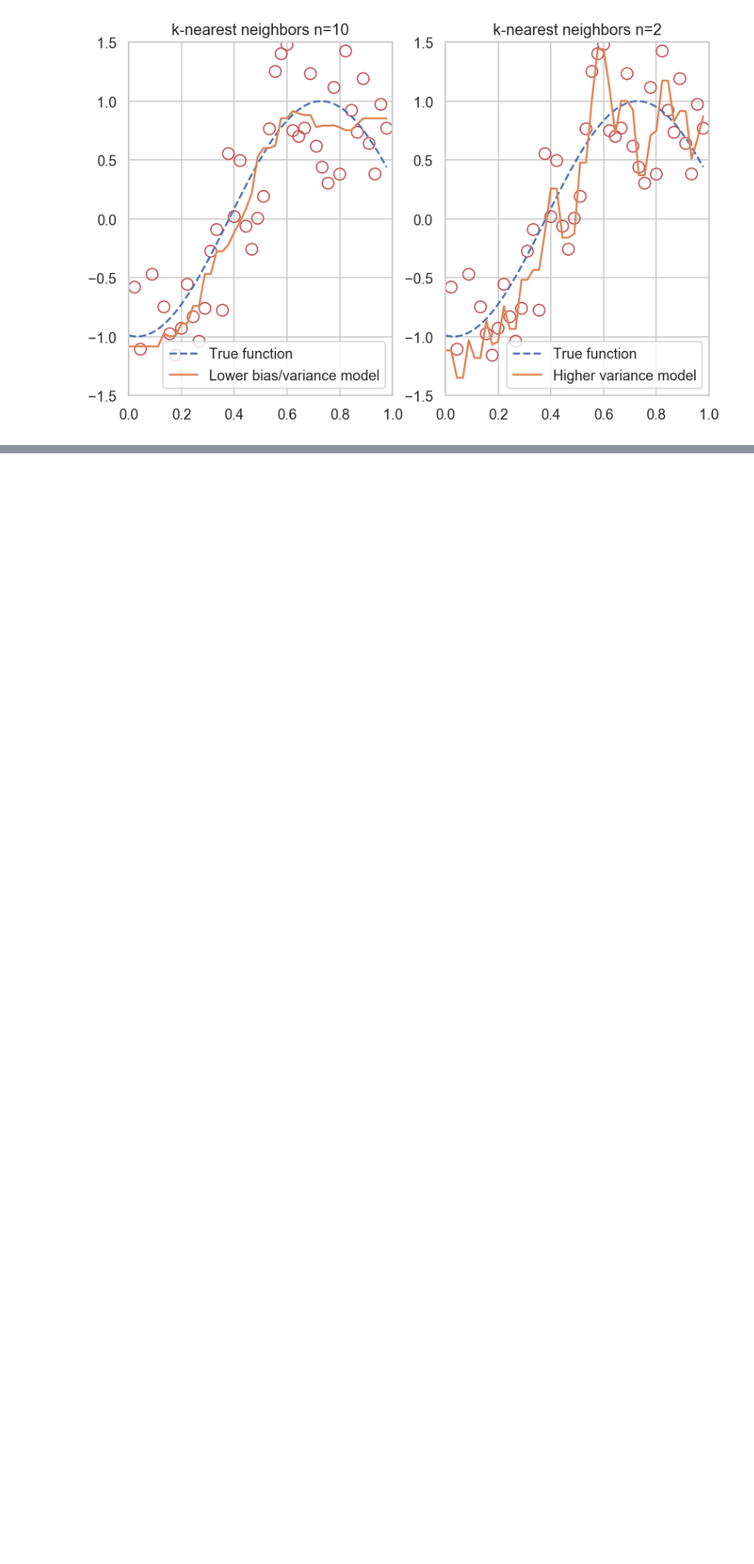
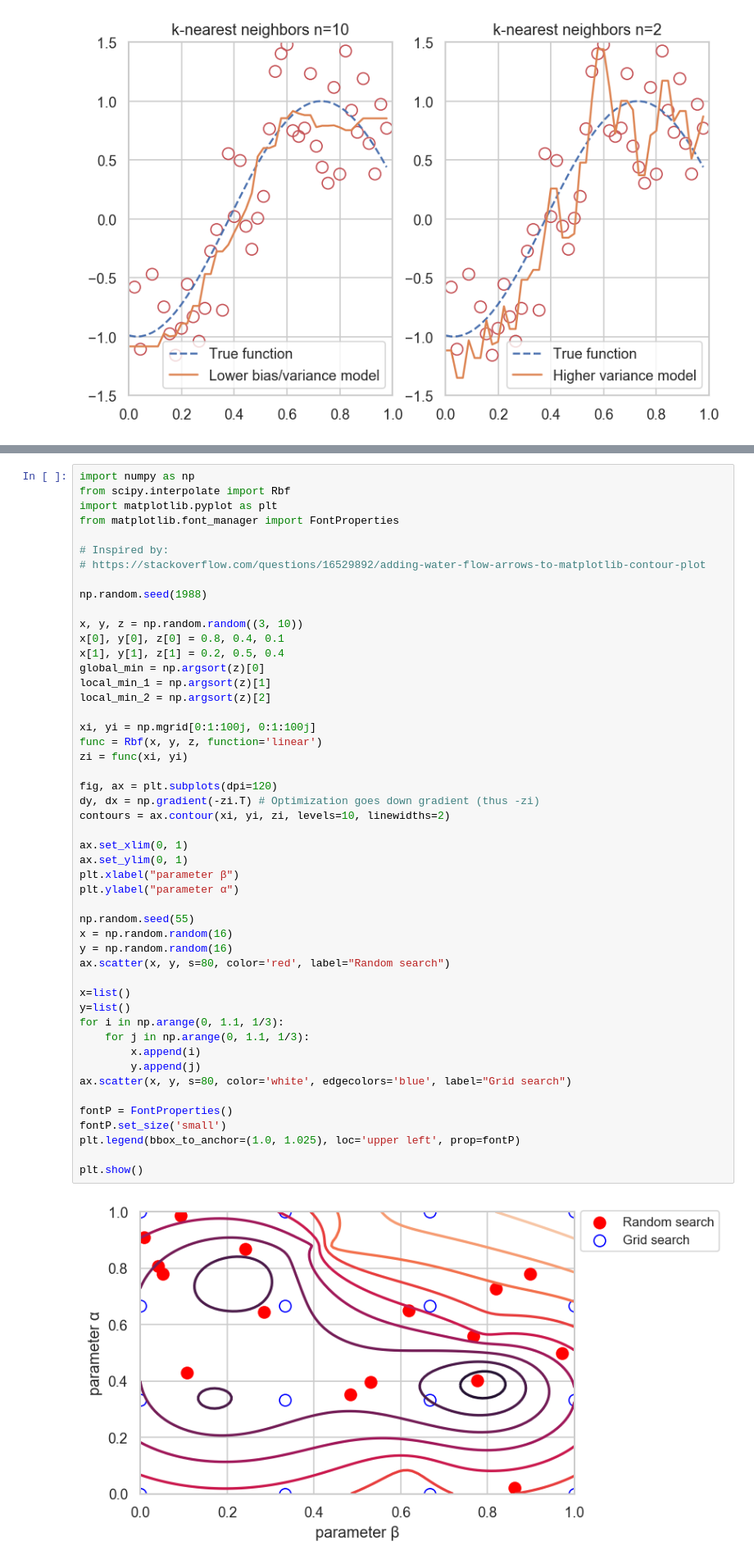
Before and after one commit to lmassaron/ml4dummies_2ed, a Jupyter notebook: figures and schemas.ipynb, the cells around one changed output, grey strips where cells are left out. Shown at 82% size. Cells and saved outputs as stored; diff of their text form; blank space fills up the shorter version.

```diff
--- a/figures and schemas.ipynb
+++ b/figures and schemas.ipynb
@@ -446,3 +500,54 @@ plt.show()
+# %%
+import numpy as np
+from scipy.interpolate import Rbf
+import matplotlib.pyplot as plt
+from matplotlib.font_manager import FontProperties
+
+# Inspired by:
+# https://stackoverflow.com/questions/16529892/adding-water-flow-arrows-to-matplotlib-contour-plot
+
+np.random.seed(1988)
+
+x, y, z = np.random.random((3, 10))
+x[0], y[0], z[0] = 0.8, 0.4, 0.1
+x[1], y[1], z[1] = 0.2, 0.5, 0.4
+global_min = np.argsort(z)[0]
+local_min_1 = np.argsort(z)[1]
+local_min_2 = np.argsort(z)[2]
+
+xi, yi = np.mgrid[0:1:100j, 0:1:100j]
+func = Rbf(x, y, z, function='linear')
+zi = func(xi, yi)
+
+fig, ax = plt.subplots(dpi=120)
+dy, dx = np.gradient(-zi.T) # Optimization goes down gradient (thus -zi)
+contours = ax.contour(xi, yi, zi, levels=10, linewidths=2)
+
+ax.set_xlim(0, 1)
+ax.set_ylim(0, 1)
+plt.xlabel("parameter β")
+plt.ylabel("parameter α")
+
+np.random.seed(55)
+x = np.random.random(16)
+y = np.random.random(16)
+ax.scatter(x, y, s=80, color='red', label="Random search")
+
+x=list()
+y=list()
+for i in np.arange(0, 1.1, 1/3):
+    for j in np.arange(0, 1.1, 1/3):
+        x.append(i)
+        y.append(j)
+ax.scatter(x, y, s=80, color='white', edgecolors='blue', label="Grid search")
+
+fontP = FontProperties()
+fontP.set_size('small')
+plt.legend(bbox_to_anchor=(1.0, 1.025), loc='upper left', prop=fontP)
+
+plt.show()
+# %% [output]
+[figure, added]
 # %% [markdown]
 # Chapter 12 - Starting with simple learners
 # %%
```
Also changed, not shown: parts of 3 cells of this notebook.
